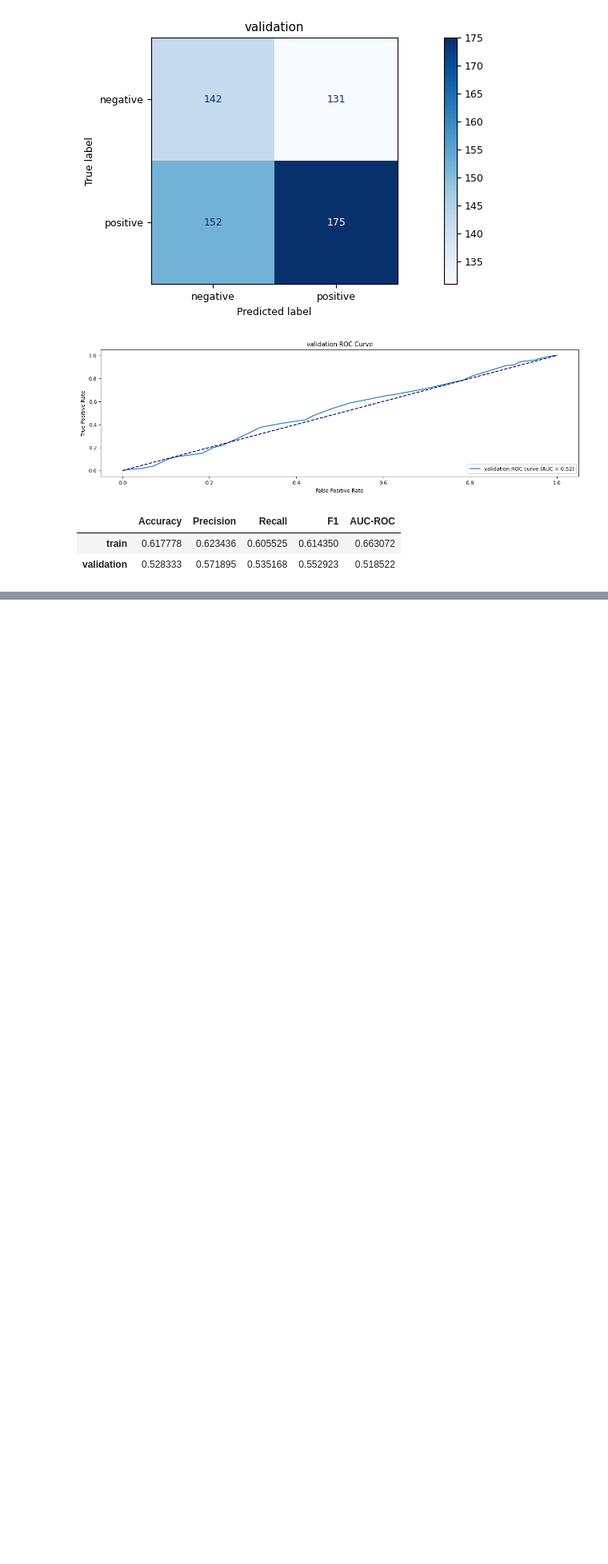
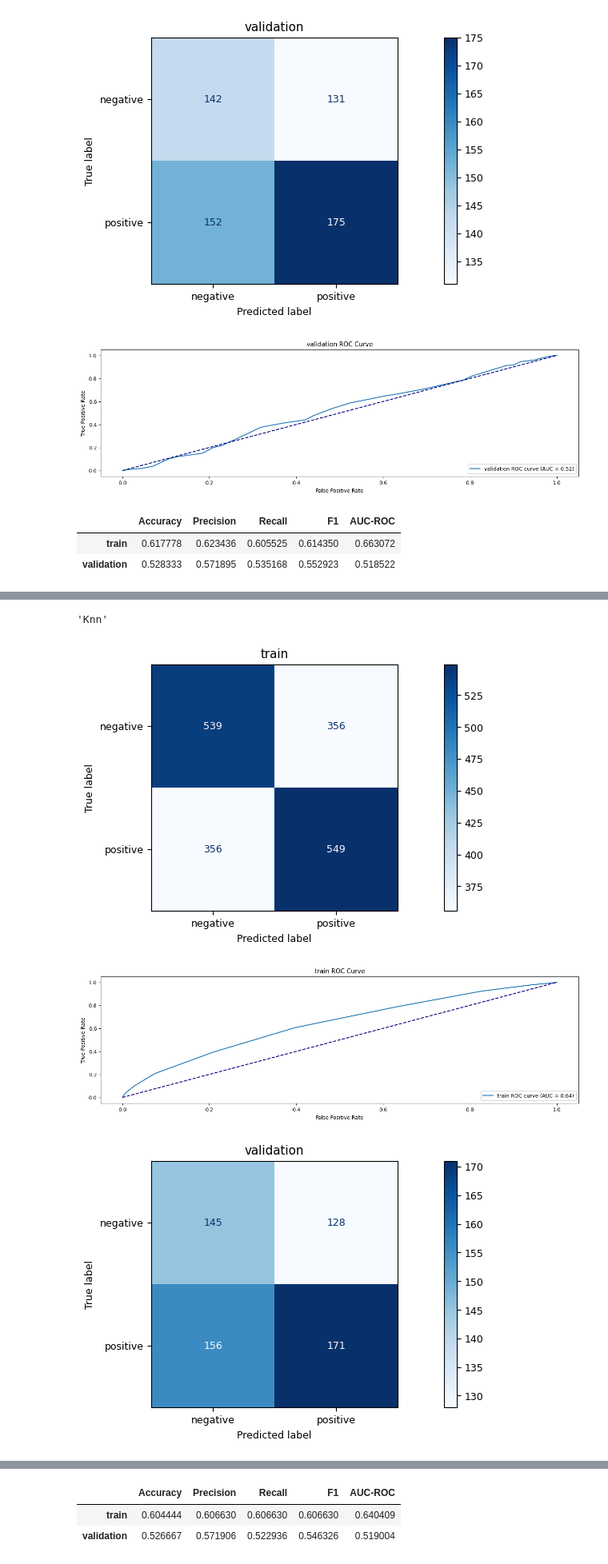
Before and after one commit to DavidGiovannini/Machine_Learning_G6, a Jupyter notebook: tp1_ML.ipynb, the cells around one changed output, grey strips where cells are left out. Shown at 80% size. Drawn from its saved outputs; the diff is of its cells as text; code cells hidden in the pictures; blank space fills up the shorter version.

```diff
--- a/tp1_ML.ipynb
+++ b/tp1_ML.ipynb
@@ -951,0 +991,14 @@ evaluate_model(dt_model, title='Decision Tree')
+# %%
+knn = KNeighborsClassifier(n_neighbors=15)
+
+Modelo_KNN = Pipeline([('mapper', mapper),
+                       ('pca', PCA(2)),
+                       ('classifier', knn)])
+Modelo_KNN.fit(train, train.LUNG_CANCER)
+
+evaluate_model(Modelo_KNN, title='Knn', show_cm=True)
+# %% [output]
+'Knn'
+[figure, added]
+[figure, added]
+[figure, added]
@@ -951,0 +1006,3 @@ evaluate_model(dt_model, title='Decision Tree')
+|  | Accuracy | Precision | Recall | F1 | AUC-ROC |
+| train | 0.604444 | 0.606630 | 0.606630 | 0.606630 | 0.640409 |
+| validation | 0.526667 | 0.571906 | 0.522936 | 0.546326 | 0.519004 |
```
Also changed, not shown: parts of 16 cells of this notebook.
